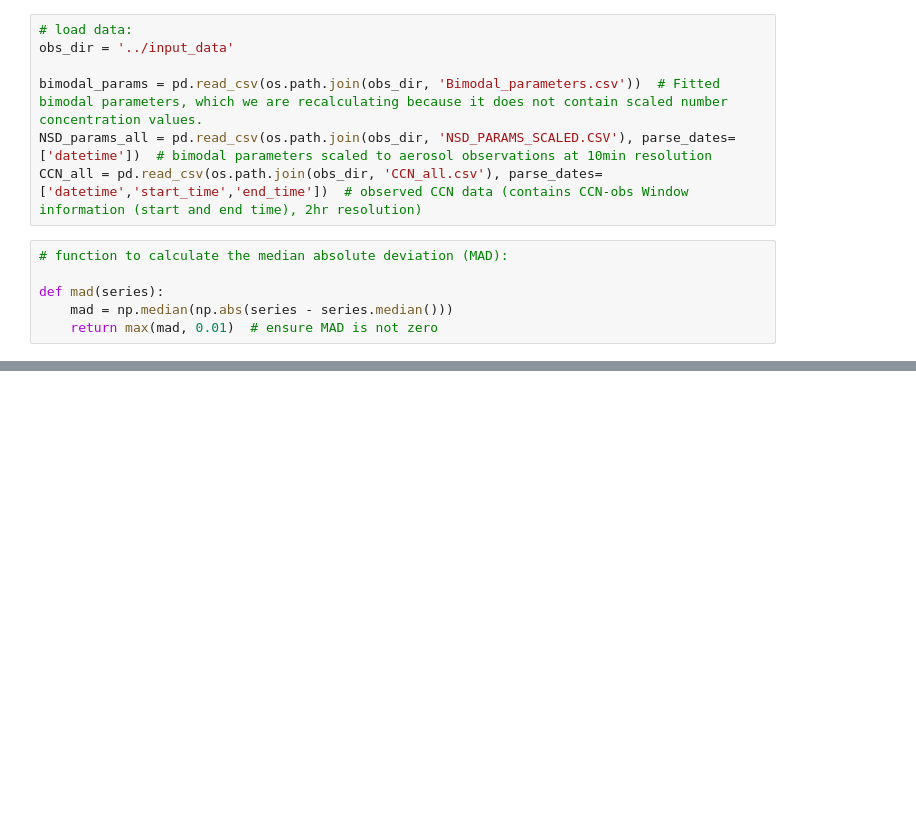
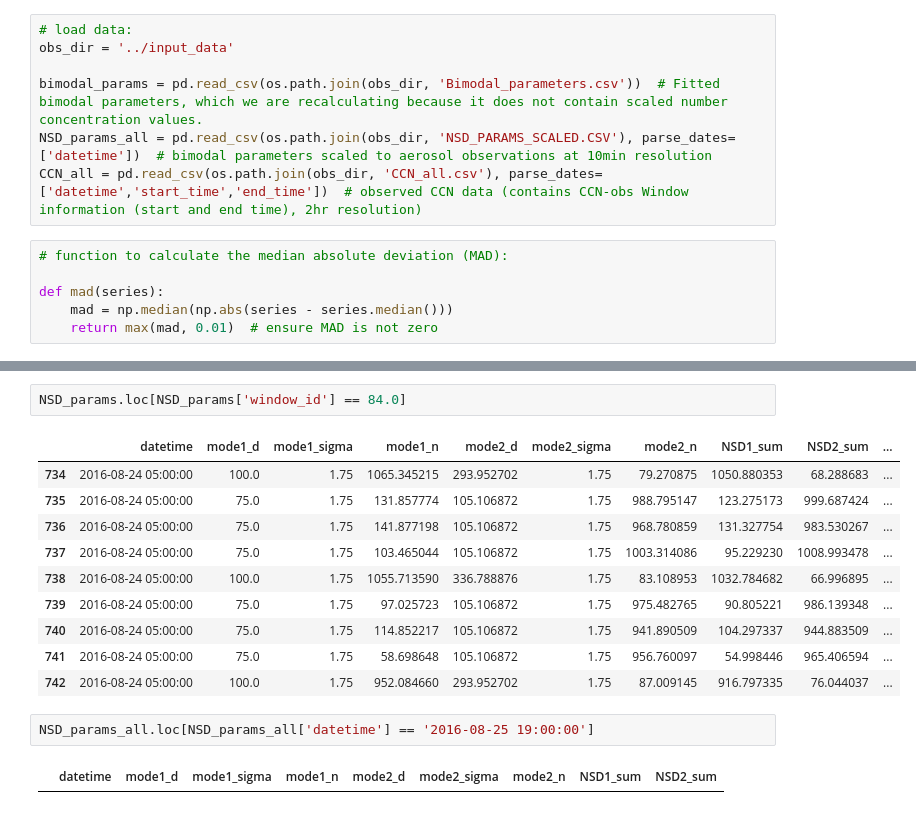
Before and after one commit to mauradewey/Modal-Aerosol-Composition, a Jupyter notebook: notebooks/recalculate_bimodal_params.ipynb, the cells around one changed output, grey strips where cells are left out. Cells and saved outputs as stored; diff of their text form; blank space fills up the shorter version.

```diff
--- a/notebooks/recalculate_bimodal_params.ipynb
+++ b/notebooks/recalculate_bimodal_params.ipynb
@@ -78,0 +110,17 @@ NSD_params.to_csv(os.path.join(obs_dir, 'NSD_params_withwindows.csv'))
+# %%
+NSD_params.loc[NSD_params['window_id'] == 84.0]
+# %% [output]
+|  | datetime | mode1_d | mode1_sigma | mode1_n | mode2_d | mode2_sigma | mode2_n | NSD1_sum | NSD2_sum | ... |
+| 734 | 2016-08-24 05:00:00 | 100.0 | 1.75 | 1065.345215 | 293.952702 | 1.75 | 79.270875 | 1050.880353 | 68.288683 | ... |
+| 735 | 2016-08-24 05:00:00 | 75.0 | 1.75 | 131.857774 | 105.106872 | 1.75 | 988.795147 | 123.275173 | 999.687424 | ... |
+| 736 | 2016-08-24 05:00:00 | 75.0 | 1.75 | 141.877198 | 105.106872 | 1.75 | 968.780859 | 131.327754 | 983.530267 | ... |
+| 737 | 2016-08-24 05:00:00 | 75.0 | 1.75 | 103.465044 | 105.106872 | 1.75 | 1003.314086 | 95.229230 | 1008.993478 | ... |
+| 738 | 2016-08-24 05:00:00 | 100.0 | 1.75 | 1055.713590 | 336.788876 | 1.75 | 83.108953 | 1032.784682 | 66.996895 | ... |
+| 739 | 2016-08-24 05:00:00 | 75.0 | 1.75 | 97.025723 | 105.106872 | 1.75 | 975.482765 | 90.805221 | 986.139348 | ... |
+| 740 | 2016-08-24 05:00:00 | 75.0 | 1.75 | 114.852217 | 105.106872 | 1.75 | 941.890509 | 104.297337 | 944.883509 | ... |
+| 741 | 2016-08-24 05:00:00 | 75.0 | 1.75 | 58.698648 | 105.106872 | 1.75 | 956.760097 | 54.998446 | 965.406594 | ... |
+| 742 | 2016-08-24 05:00:00 | 100.0 | 1.75 | 952.084660 | 293.952702 | 1.75 | 87.009145 | 916.797335 | 76.044037 | ... |
+# %%
+NSD_params_all.loc[NSD_params_all['datetime'] == '2016-08-25 19:00:00']
+# %% [output]
+|  | datetime | mode1_d | mode1_sigma | mode1_n | mode2_d | mode2_sigma | mode2_n | NSD1_sum | NSD2_sum |
```
Also changed, not shown: parts of 7 cells of this notebook, 7 other files.
